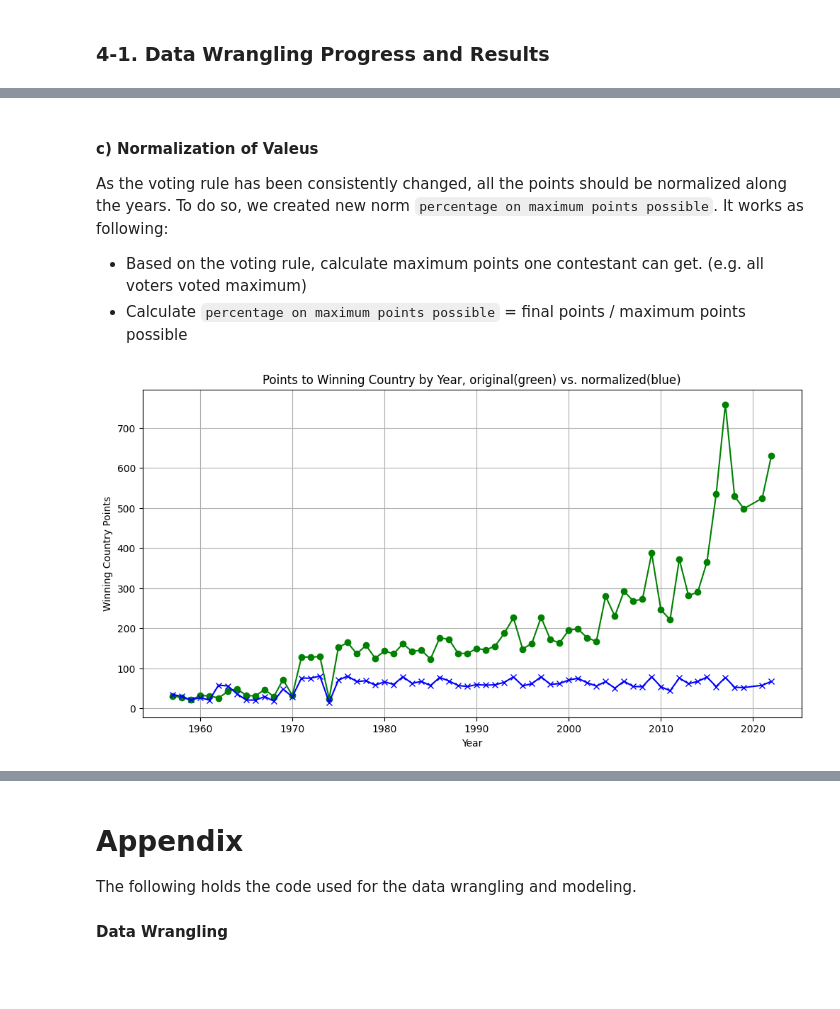
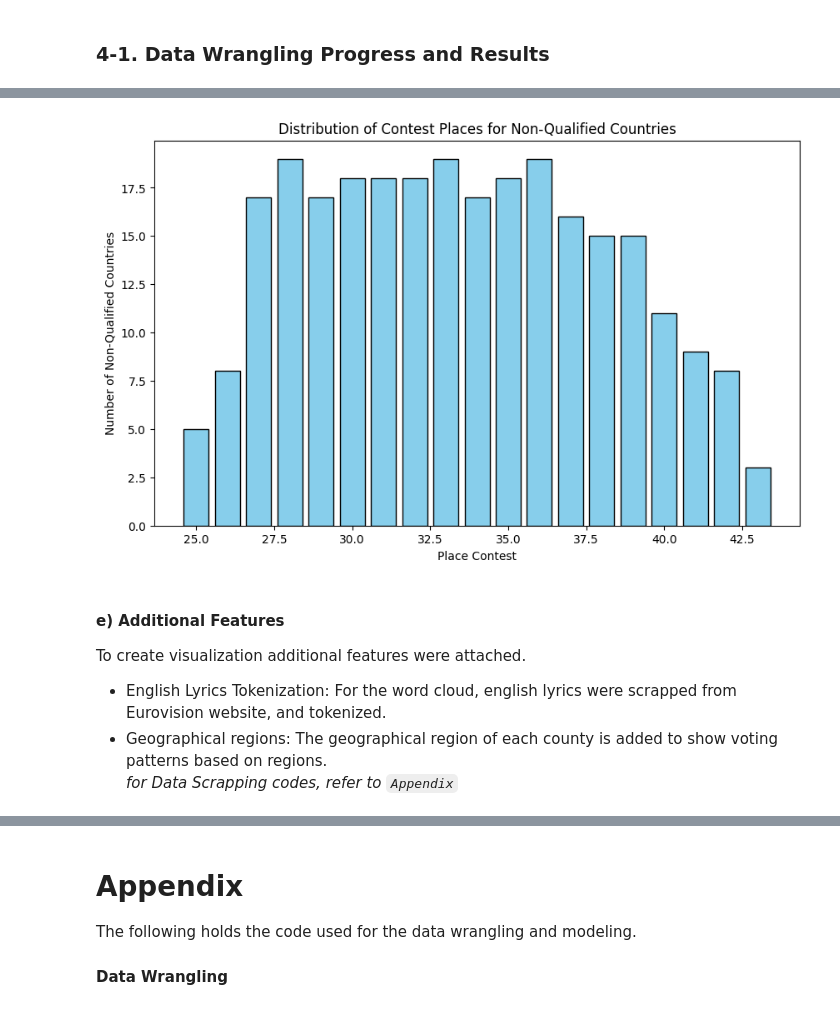
Before and after one commit to mikfre1/Eurotrash, a Jupyter notebook: data_review.ipynb, the cells around one changed output, grey strips where cells are left out. Saved outputs shown, nothing was run; the diff lists cells and outputs as text; code cells hidden in the pictures; blank space fills up the shorter version.

Commit message:
data_review

```diff
--- a/data_review.ipynb
+++ b/data_review.ipynb
@@ -365,2 +459,23 @@ lyricist_missing.head()
+# %%
+# Filter rows where 'place_final' is NaN (indicating the country didn't qualify)
+non_qualified = contestant_df_cleaning[contestant_df_cleaning['place_final'].isna()]
+# Count occurrences of each 'place_contest' value for non-qualified countries
+place_counts = non_qualified['place_contest'].value_counts().sort_index()
+# Create a bar chart
+plt.figure(figsize=(10, 6))
+plt.bar(place_counts.index, place_counts.values, color='skyblue', edgecolor='black')
+plt.xlabel('Place Contest')
+plt.ylabel('Number of Non-Qualified Countries')
+plt.title('Distribution of Contest Places for Non-Qualified Countries')
+plt.show()
+
+contestant_df_cleaning[['place_final', 'points_final']] = contestant_df_cleaning[['place_final', 'points_final']].astype('object')
+# Replace NaN values in the 'place_contest' column with "Non-Qualified"
+contestant_df_cleaning.loc[(contestant_df_cleaning['place_final'].isna()), 'place_final'] = 'not_qualified'
+
+# Replace NaN values in 'points_final' with "not_qualified"
+contestant_df_cleaning.loc[(contestant_df_cleaning['points_final'].isna()), 'points_final'] = 'not_qualified'
+# %% [output]
+[figure, added]
 # %%
 # Visualize missing data with bar charts
@@ -406,5 +501,0 @@ fig.show()
-# %% [markdown]
-#### c) Normalization of Valeus
-As the voting rule has been consistently changed, all the points should be normalized along the years. To do so, we created new norm `percentage on maximum points possible`. It works as following:
-- Based on the voting rule, calculate maximum points one contestant can get. (e.g. all voters voted maximum)
-- Calculate `percentage on maximum points possible` = final points / maximum points possible
@@ -419,18 +502,9 @@ contestant_df_cleaning['per_of_pot_max'] = round((contestant_df_cleaning['points
-# %%
-winning_points = contestant_df_cleaning.loc[contestant_df_cleaning['place_final'] == 1.0].groupby('year')['points_final'].sum()
-nomalized_points = contestant_df_cleaning.loc[contestant_df_cleaning['place_final'] == 1.0].groupby('year')['per_of_pot_max'].sum()
-
-# Plot for Points to Winning Country by Year
-plt.figure(figsize=(12, 6))
-plt.plot(winning_points.index, winning_points.values, label="Points to Winning Country", color='green', marker='o')
-plt.plot(nomalized_points.index, nomalized_points.values, label="Normalized Points", color='blue', marker='x')
-plt.title("Points to Winning Country by Year, original(green) vs. normalized(blue)")
-plt.xlabel("Year")
-plt.ylabel("Winning Country Points")
-plt.grid(True)
-plt.show()
-# %% [output]
-[figure, removed]
+# %% [markdown]
+#### e) Additional Features
+
+To create visualization additional features were attached.
+ - English Lyrics Tokenization: For the word cloud, english lyrics were scrapped from Eurovision website, and tokenized.
+ - Geographical regions: The geographical region of each county is added to show voting patterns based on regions.<br> *for Data Scrapping codes, refer to `Appendix`*
 # %%
 import pandas as pd
 #Load Data
```
Also changed, not shown: parts of 43 cells of this notebook.
